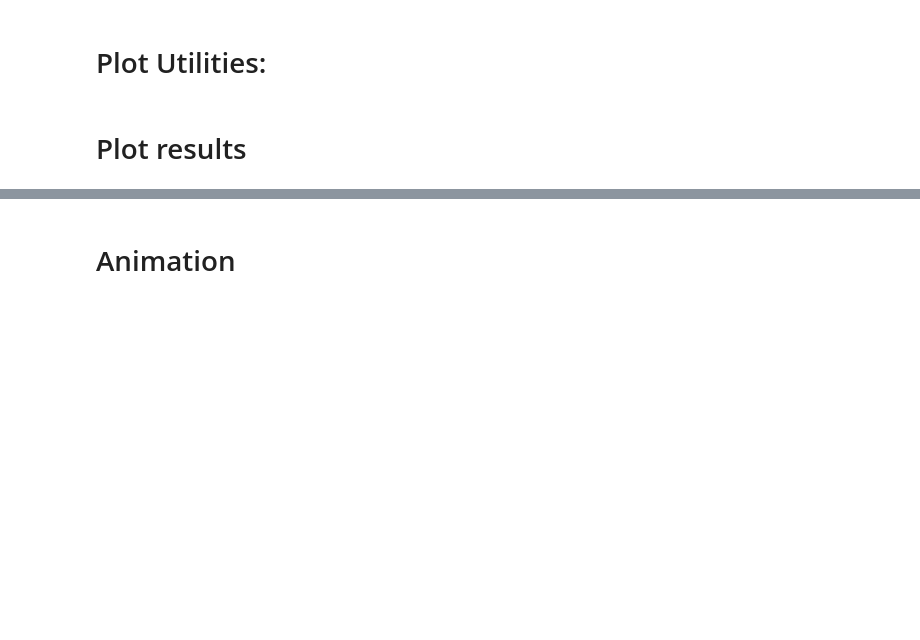
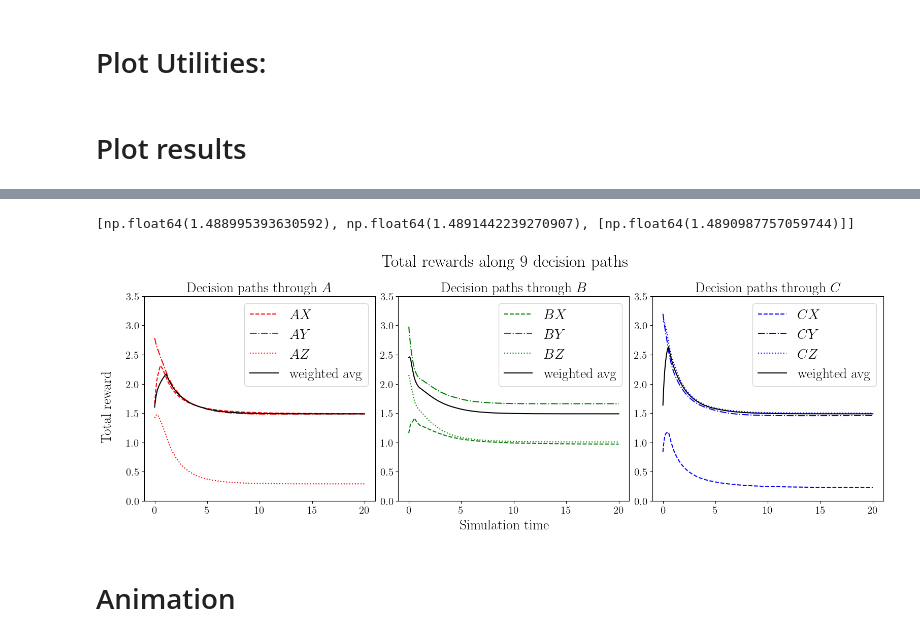
Before and after one commit to wayne123512/multi-layer-population-game, a Jupyter notebook: multi_layer.ipynb, the cells around one changed output, grey strips where cells are left out. Drawn from its saved outputs; the diff is of its cells as text; code cells hidden in the pictures; blank space fills up the shorter version.

Commit message:
simulations for TCNS

```diff
--- a/multi_layer.ipynb
+++ b/multi_layer.ipynb
@@ -551,2 +607,48 @@ ax.plot(t, [resS23[i,:]@resPathPi[i,6:] for i in range(len(t))], 'b', alpha=0.5)
+# %%
+# fig for TCNS: rewards along 9 decision paths and group average
+# print([resS21[-1,:]@resPathPi[-1,:3], resS22[-1,:]@resPathPi[-1,3:6], [resS23[-1,:]@resPathPi[-1,6:]]])
+
+fs = 24
+ss = 20
+ts = 15
+f, axes = plt.subplots(nrows=1, ncols=3, figsize=(15, 5), layout="constrained")
+
+f.suptitle("Total rewards along 9 decision paths", y=1.1, fontsize=fs)
+f.supxlabel("Simulation time", fontsize=ss)
+f.supylabel("Total reward", x=-0.03, fontsize=ss)
+
+
+for ax in axes:
+  ax.set_ylim(0.0, 3.5)
+  ax.tick_params(axis='x', labelsize=ts)
+  ax.tick_params(axis='y', labelsize=ts)
+
+
+axes[0].plot(t, resPathPi[:,0], 'r--', label='$AX$')
+axes[0].plot(t, resPathPi[:,1], 'r-.', label='$AY$')
+axes[0].plot(t, resPathPi[:,2], 'r:', label='$AZ$')
+axes[0].set_title('Decision paths through $A$', fontsize=ss)
+
+axes[1].plot(t, resPathPi[:,3], 'g--', label='$BX$')
+axes[1].plot(t, resPathPi[:,4], 'g-.', label='$BY$')
+axes[1].plot(t, resPathPi[:,5], 'g:', label='$BZ$')
+axes[1].set_title('Decision paths through $B$', fontsize=ss)
+
+axes[2].plot(t, resPathPi[:,6], 'b--', label='$CX$')
+axes[2].plot(t, resPathPi[:,7], 'b-.', label='$CY$')
+axes[2].plot(t, resPathPi[:,8], 'b:', label='$CZ$')
+axes[2].set_title('Decision paths through $C$', fontsize=ss)
+
+axes[0].plot(t, [resS21[i,:]@resPathPi[i,:3] for i in range(len(t))], 'k', label='weighted avg')
+axes[1].plot(t, [resS22[i,:]@resPathPi[i,3:6] for i in range(len(t))], 'k', label='weighted avg')
+axes[2].plot(t, [resS23[i,:]@resPathPi[i,6:] for i in range(len(t))], 'k', label='weighted avg')
+
+for ax in axes:
+  ax.legend(loc='upper right', fontsize=ss)
+
+plt.savefig("rewards.pdf", format="pdf", bbox_inches="tight")
+# %% [output]
+[np.float64(1.488995393630592), np.float64(1.4891442239270907), [np.float64(1.4890987757059744)]]
+[figure, added]
 # %% [markdown]
 # Animation
```
Also changed, not shown: parts of 9 cells of this notebook.
